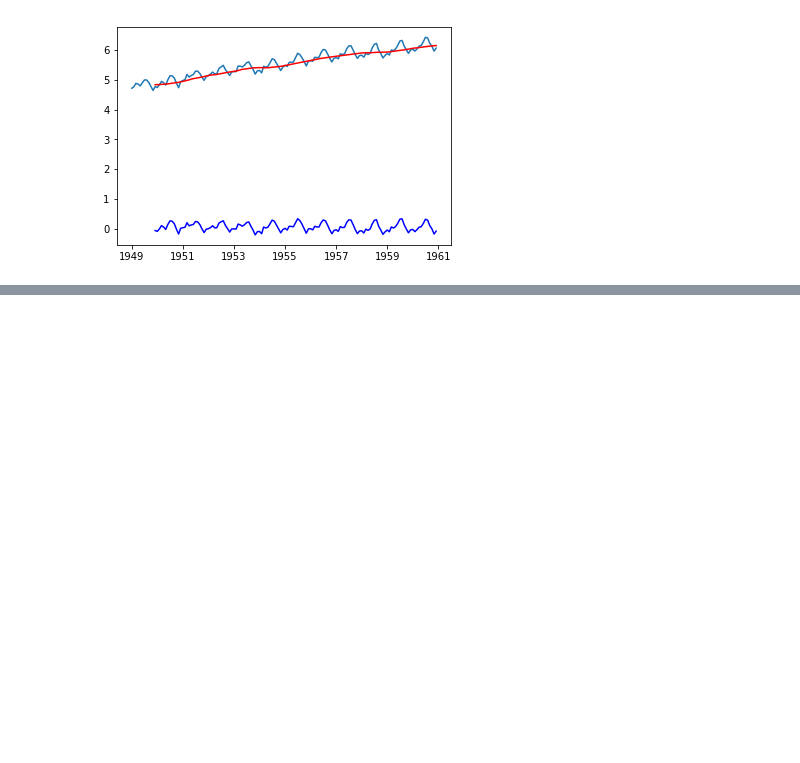
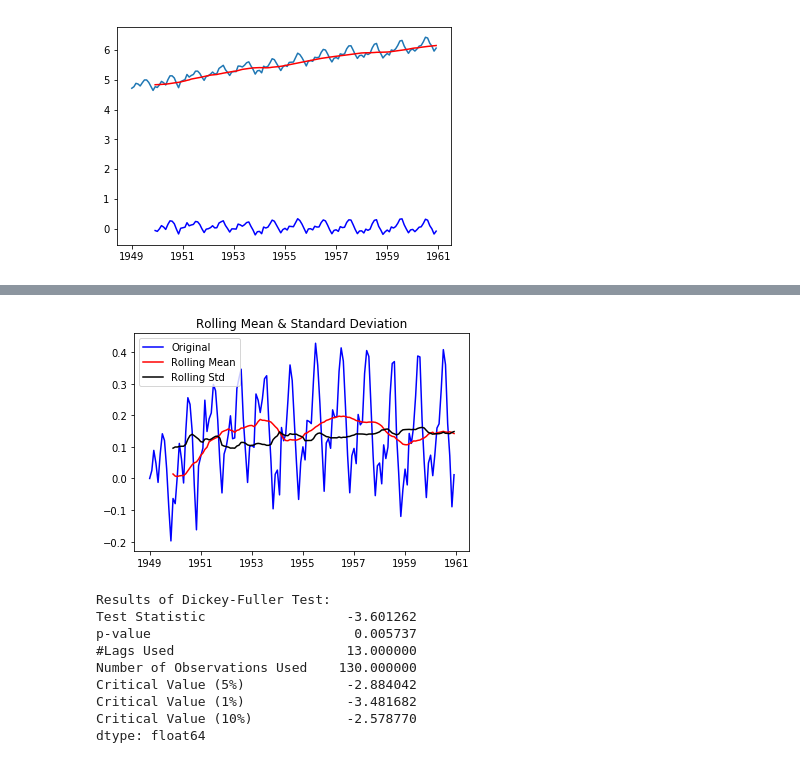
Before and after one commit to sarincr/Time-series-analysis-using-Python, a Jupyter notebook: 16.ARIMALEN.ipynb, the cells around one changed output, grey strips where cells are left out. Saved outputs shown, nothing was run; the diff lists cells and outputs as text; code cells hidden in the pictures; blank space fills up the shorter version.

```diff
--- a/16.ARIMALEN.ipynb
+++ b/16.ARIMALEN.ipynb
@@ -354,0 +375,14 @@ def test_stationarity(timeseries):
+# %%
+datasetLogScaleMinusMovingExponentialDecayAverage = indexedDataset_logScale - exponentialDecayWeightedAverage
+test_stationarity(datasetLogScaleMinusMovingExponentialDecayAverage)
+# %% [output]
+[figure, added]
+Results of Dickey-Fuller Test:
+Test Statistic                  -3.601262
+p-value                          0.005737
+#Lags Used                      13.000000
+Number of Observations Used    130.000000
+Critical Value (5%)             -2.884042
+Critical Value (1%)             -3.481682
+Critical Value (10%)            -2.578770
+dtype: float64
```
Also changed, not shown: parts of 13 cells of this notebook, 1 other file.
